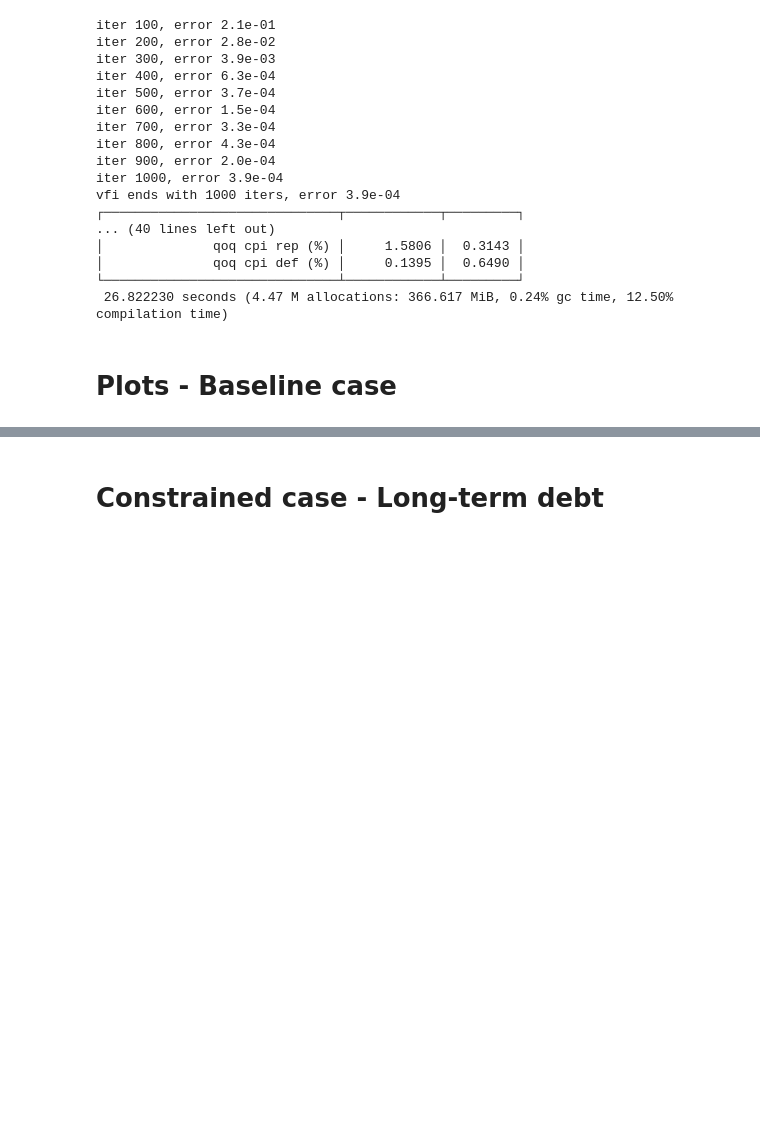
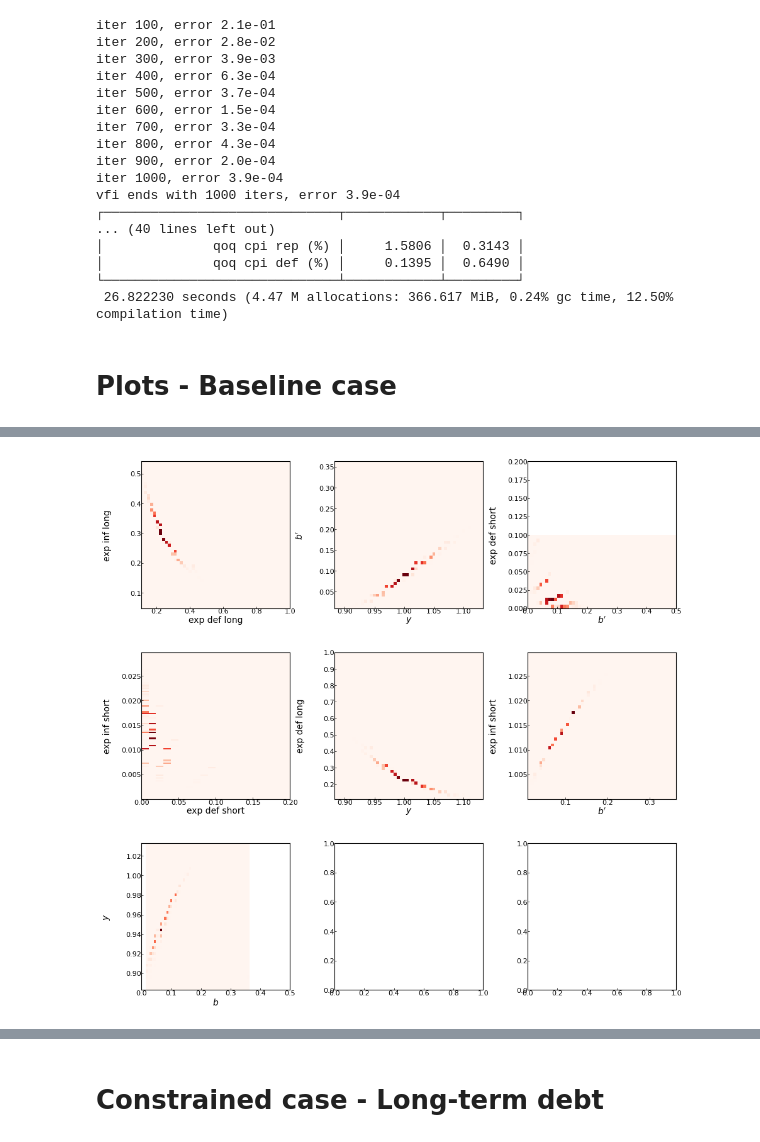
Before and after one commit to carlogalli/colab-gpu, a Jupyter notebook: reducedform_v2.ipynb, the cells around one changed output, grey strips where cells are left out. Saved outputs shown, nothing was run; the diff lists cells and outputs as text; code cells hidden in the pictures; blank space fills up the shorter version.

```diff
--- a/reducedform_v2.ipynb
+++ b/reducedform_v2.ipynb
@@ -2667,0 +2718,85 @@ plot_irfs(sa_irf, sp_irf, fignum=7)
+# %%
+# Plot Scatterplot
+
+fn=1
+figure(fn, figsize=(10,10))
+
+simulate_cg!(mp, ma, mat, pf, sa, sp);
+
+T_end = mp.T_sim-100
+    begin
+        y_sim = Array(sa.y_sim[mp.T_discard_sim:T_end])
+        b_sim = Array(sa.b_sim[mp.T_discard_sim:T_end])
+        bprime_sim = Array(sa.b_sim[mp.T_discard_sim+1:T_end+1])
+        # q_sim = Array(sa.q_sim[mp.T_discard_sim:T_end])
+        # Π_qoq_sim = Array(sa.Π_qoq_sim[mp.T_discard_sim:T_end])
+        # Π_yoy_sim = Array(sa.Π_yoy_sim[mp.T_discard_sim:T_end])
+        def_status = Array(sa.def_status[mp.T_discard_sim:T_end])
+        def_new = Array(sa.def_new)[mp.T_discard_sim:T_end]
+        # c_sim = Array(sa.c_sim[mp.T_discard_sim:T_end])
+        # g_sim = Array(sa.g_sim[mp.T_discard_sim:T_end])
+        expdef_short_sim = Array(sp.expdef_short_sim[mp.T_discard_sim:T_end])
+        expdef_long_sim = Array(sp.expdef_long_sim[mp.T_discard_sim:T_end])
+        expinf_short_sim = Array(sp.expinf_short_sim[mp.T_discard_sim:T_end])
+        expinf_long_sim = Array(sp.expinf_long_sim[mp.T_discard_sim:T_end])
+    end
+
+    T = length(y_sim)
+
+    # Compute repay and default indicators (of length T_sim-T_discard)
+    repind = @. def_status==false && def_new==false
+    newdefind = @. def_status==false && def_new==true
+
+    figure(fn)
+    clf()
+    rows = 3; cols = 3
+    fig, axs = subplots(rows, cols, num=fn, clear=true)
+    cm1 = PyPlot.cm.Reds;
+    cm2 = PyPlot.cm.BuPu;
+    b1 = (50, 50)
+
+    sca(axs[1,1])
+    hist2D(expdef_long_sim[repind], expinf_long_sim[repind].-1, cmap=cm1, bins=b1)
+    xlabel("exp def long")
+    ylabel("exp inf long")
+
+    sca(axs[1,2])
+    hist2D(y_sim[repind], bprime_sim[repind], cmap=cm1, bins=b1)
+    xlabel(L"y")
+    ylabel(L"b'")
+
+    sca(axs[1,3])
+    #hist2D(bprime_sim[repind], expdef_short_sim[repind], cmap=cm1, bins=b1)
+    hist2D(bprime_sim[repind], expdef_short_sim[repind], cmap=cm1, bins=(0:0.01:0.5, 0:0.005:0.1))
+    xlabel(L"b'")
+    ylabel("exp def short")
+    ylim(0,0.2)
+
+    sca(axs[2,1])
+    hist2D(expdef_short_sim[repind], expinf_short_sim[repind].-1, cmap=cm1, bins=(100,100))
+    xlabel("exp def short")
+    ylabel("exp inf short")
+    xlim(0,0.2)
+
+    sca(axs[2,2])
+    hist2D(y_sim[repind], expdef_long_sim[repind], cmap=cm1, bins=b1)
+    xlabel(L"y")
+    ylabel("exp def long")
+
+    sca(axs[2,3])
+    hist2D(bprime_sim[repind], expinf_short_sim[repind], cmap=cm1, bins=b1)
+    # hist2D(bprime_sim[repind], expinf_long_sim[repind].^(1/mp.T_longterm), cmap=cm2, bins=b1)
+    xlabel(L"b'")
+    ylabel("exp inf short")
+
+    sca(axs[3,1])
+    hist2D(b_sim[newdefind], y_sim[newdefind], cmap=cm1, bins=b1)
+    xlabel(L"b")
+    ylabel(L"y")
+    xlim(0, 0.5)
+
+    fs_base = 10
+    plot_style(fn, fs=fs_base, fs_legend=fs_base, fs_label=fs_base, format_tick_labels=false,  yticklabsize=fs_base-2, xticklabsize=fs_base-2, tick_direction="in", tick_pad=0, tick_width=0.5, tick_length=2, hl=2, legend_loc=0, xlabel_coords=(0.5, -0.05), ylabel_coords=(-0.2,0.5), title_coords=(0.5,1.03))
+    subplots_adjust(left=0.1, right=0.95, top=0.94, bottom=0.1, wspace=0.3, hspace=0.3)
+# %% [output]
+[figure, added]
```
Also changed, not shown: parts of 22 cells of this notebook.
